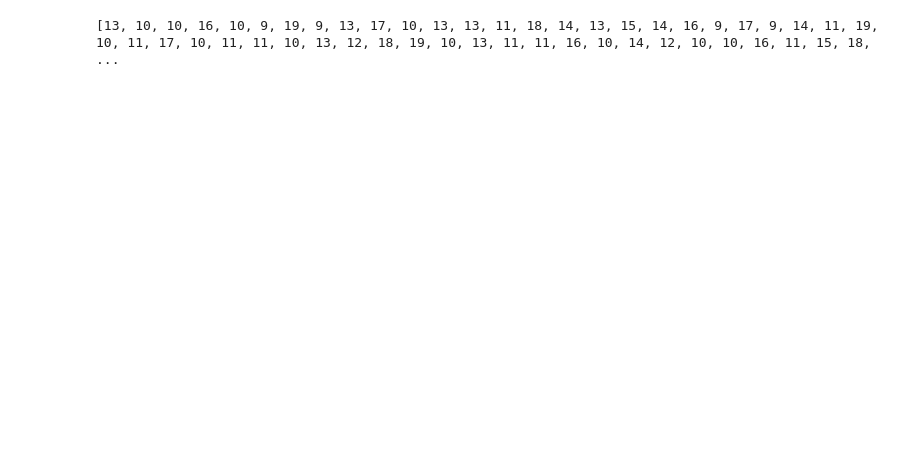
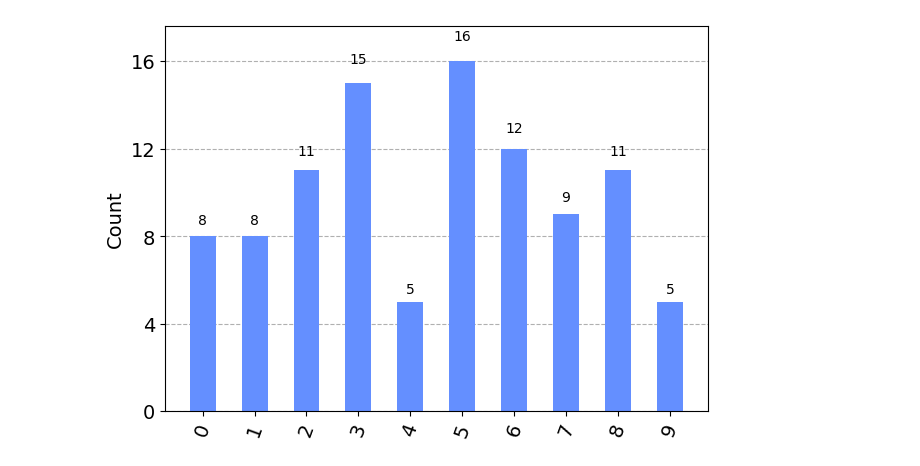
Before and after one commit to KeshavSaraf28/Qiskit, a Jupyter notebook: Qiskit_programs/project/RandNum.ipynb, the cells around one changed output. Drawn from its saved outputs; the diff is of its cells as text; code cells hidden in the pictures; blank space fills up the shorter version.

```diff
--- a/Qiskit_programs/project/RandNum.ipynb
+++ b/Qiskit_programs/project/RandNum.ipynb
@@ -23,9 +24,9 @@ def RandNumGenerator(min,max):
     if(min>max):
         return RandNumGenerator(max,min)
     # get the range length of the random number
-    range_length=max-min;
+    range_length=max-min+1;
     # get the minimum number of qubits/bits required to represent the range
-    qubits_to_use=math.ceil(math.log2(range_length+1))
+    qubits_to_use=math.ceil(math.log2(range_length))
     # classical register to store the measurement of the qubits
     bits=ClassicalRegister(qubits_to_use)
     # quantum register to store the qubits
@@ -50,20 +51,28 @@ def RandNumGenerator(min,max):
     number=next(iter(counts))
     # convert the binary number to decimal
     number=int(number,2)
-    # if the number is greater than the range length then generate the number again
-    if(number>range_length):
+    # if the number is greater than the range length-1 then generate the number again
+    # range_length-1 is used because the range is starting from 0
+    if(number>range_length-1):
         return RandNumGenerator(min,max)
     # return the random number after adding the minimum value of the range
     return  number+min
 # %%
-# list to store the random numbers
-cir=[]
+# Dict to store the random numbers
+cir=dict()
 # total number of random numbers to generate
-x=1000
+x=100
 # generate 'x' random numbers between [min,max]
 for i in range(x):
-    cir.append(RandNumGenerator(9,19))
-# print the list of random numbers
-print(cir)
+    num=RandNumGenerator(0,9)
+    # add the random number to the dictionary with its count
+    if(num in cir):
+        cir[num]+=1
+    else:
+        cir[num]=1
+# Sort the dictionary
+cir=dict(sorted(cir.items()))
+# plot the histogram
+plot_histogram(cir)
 # %% [output]
-[13, 10, 10, 16, 10, 9, 19, 9, 13, 17, 10, 13, 13, 11, 18, 14, 13, 15, 14, 16, 9, 17, 9, 14, 11, 19, 10, 11, 17, 10, 11, 11, 10, 13, 12, 18, 19, 10, 13, 11, 11, 16, 10, 14, 12, 10, 10, 16, 11, 15, 18, ...
+[figure, added]
```
Also changed, not shown: parts of 1 cell of this notebook, 6 other files.
